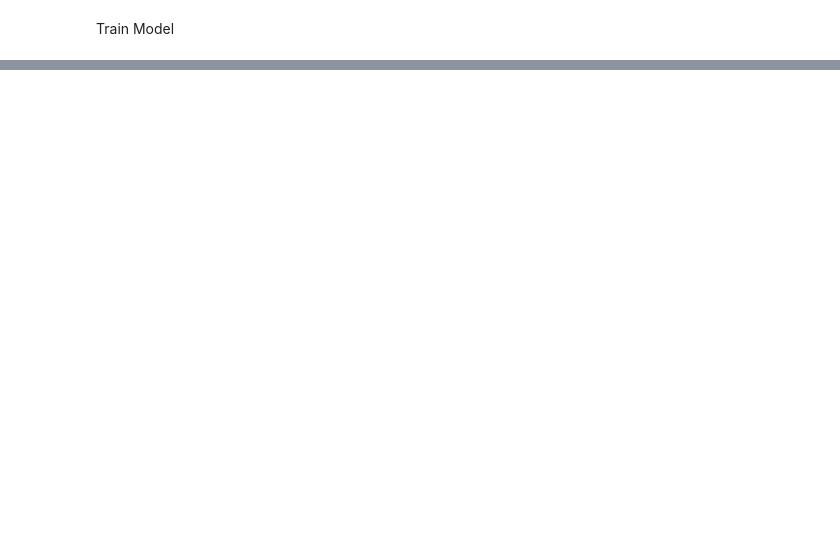
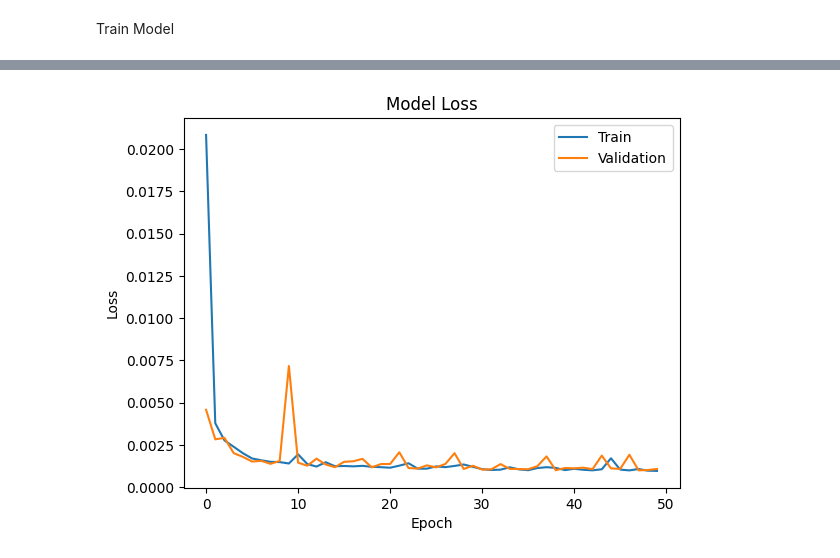
Before and after one commit to theskynt/Python, a Jupyter notebook: image_processing/lab4/lab4.ipynb, the cells around one changed output, grey strips where cells are left out. Cells and saved outputs as stored; diff of their text form; code cells hidden in the pictures; blank space fills up the shorter version.

```diff
--- a/image_processing/lab4/lab4.ipynb
+++ b/image_processing/lab4/lab4.ipynb
@@ -147,29 +151,3 @@ WARNING:matplotlib.image:Clipping input data to the valid range for imshow with
-# %%
-def create_model(optimizer='adam'):
-    # Variable input Image
-    input_img = Input(shape=(100, 100, 3))
-    print(input_img.shape)
-
-    # Encoding
-    x1 = Conv2D(256, (3, 3), activation='relu', padding='same')(input_img)
-    x2 = Conv2D(128, (3, 3), activation='relu', padding='same')(x1)
-    x2 = MaxPool2D((2, 2), strides=2)(x2)
-    x3 = Conv2D(128, (3, 3), activation='relu', padding='same')(x2)
-    encoded = Conv2D(64, (3, 3), activation='relu', padding='same')(x3)
-
-    # Decoding
-    x4 = Conv2D(64, (3, 3), activation='relu', padding='same')(encoded)
-    x5 = Conv2D(128, (3, 3), activation='relu', padding='same')(x4)
-    x5 = UpSampling2D((2, 2))(x5)
-    x6 = Conv2D(128, (3, 3), activation='relu', padding='same')(x5)
-    x7 = Conv2D(256, (3, 3), activation='relu', padding='same')(x6)
-    decoded = Conv2D(3, (3, 3), padding='same')(x7)
-
-    # Construct the autoencoder model
-    autoencoder = Model(input_img, decoded)
-    autoencoder.compile(optimizer=optimizer, loss='mse', metrics=['mse'])
-    autoencoder.summary()
-    return autoencoder
 # %% [markdown]
 Train Model
 # %%
@@ -251,0 +250,5 @@ WARNING:matplotlib.image:Clipping input data to the valid range for imshow with
+# %%
+best_params = grid_result.best_params_
+autoencoder = create_model(**best_params)
+history = autoencoder.fit(train_x_noise, train_x, epochs=best_params['epochs'], batch_size=best_params['batch_size'],
+                          shuffle=True, validation_data=(val_x_noise, val_x), verbose=1)
@@ -251,0 +273,12 @@ WARNING:matplotlib.image:Clipping input data to the valid range for imshow with
+# %%
+predictions_test = autoencoder.predict(test_x_noise)
+# Plot the loss curves using the training history
+plt.plot(history.history['loss'])
+plt.plot(history.history['val_loss'])
+plt.title('Model Loss')
+plt.ylabel('Loss')
+plt.xlabel('Epoch')
+plt.legend(['Train', 'Validation'], loc='upper right')
+plt.show()
+# %% [output]
+[figure, added]
```
Also changed, not shown: parts of 22 cells of this notebook, 3 other files.
